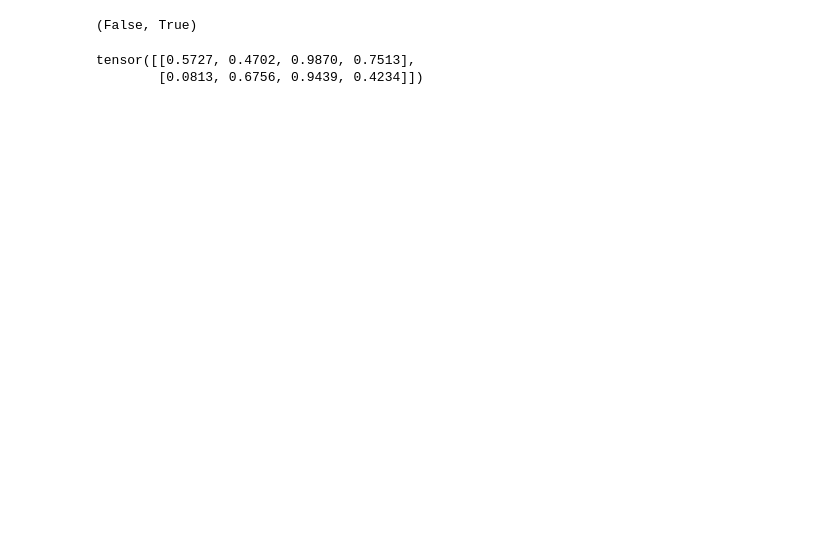
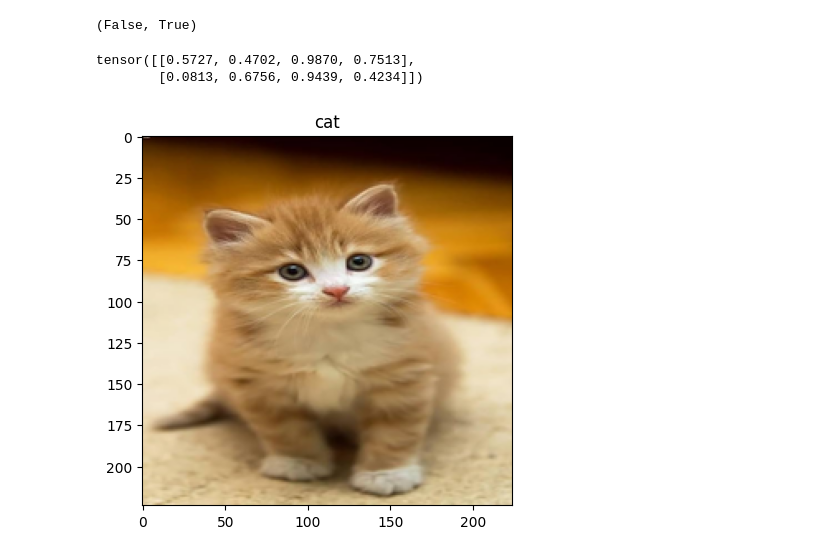
Before and after one commit to Mafaz03/StyleGAN-T, a Jupyter notebook: notebooks/Networks/helper.ipynb, the cells around one changed output. Cells and saved outputs as stored; diff of their text form; code cells hidden in the pictures; blank space fills up the shorter version.

```diff
--- a/notebooks/Networks/helper.ipynb
+++ b/notebooks/Networks/helper.ipynb
@@ -52,3 +68,11 @@ normalise_2nd_moment(torch.rand(2,4))
 # %% [output]
 tensor([[0.5727, 0.4702, 0.9870, 0.7513],
         [0.0813, 0.6756, 0.9439, 0.4234]])
+# %%
+sd = StyleDataset(path="/Users/mohamedmafaz/Desktop/StyleGAN-T/notebooks/Networks/dataset/", resolution=224)
+sdl = DataLoader(sd, 3, shuffle=True)
+out = next(iter(sdl))
+
+show_one(out[0][1], out[1][1])
+# %% [output]
+[figure, added]
```
Also changed, not shown: parts of 4 cells of this notebook, 2 other files.
